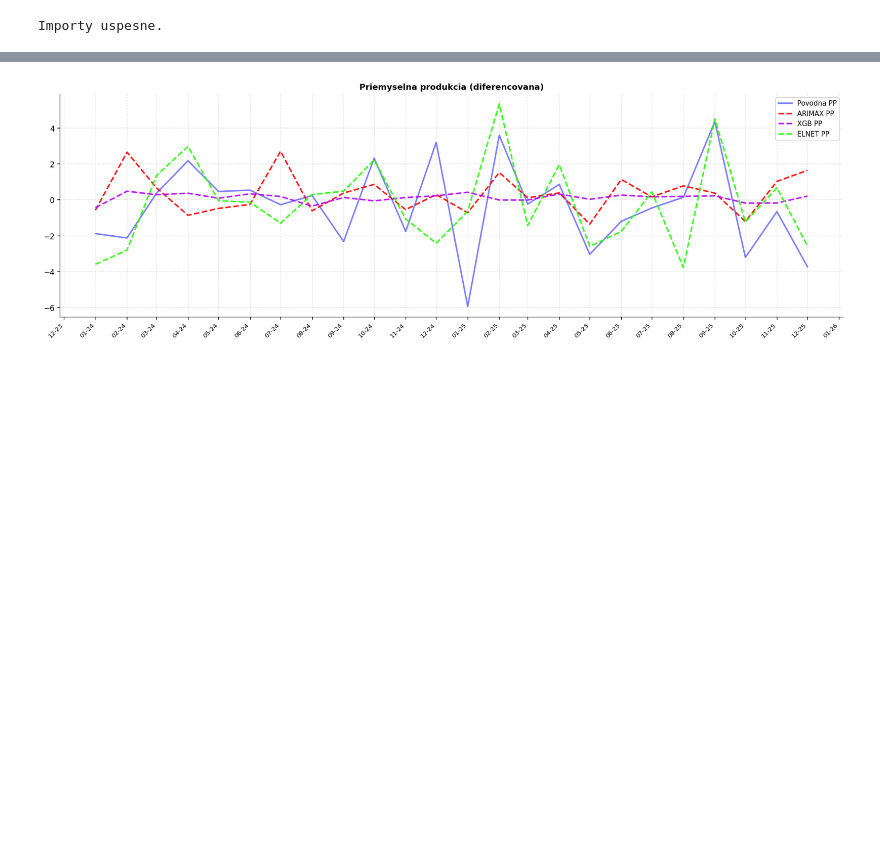
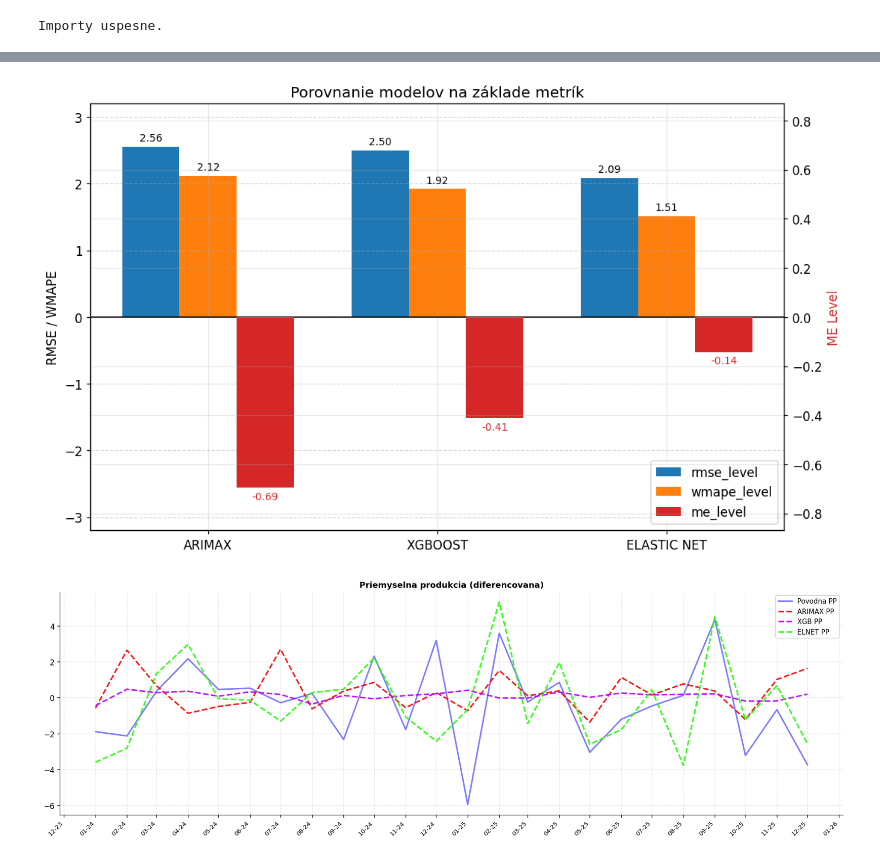
Before and after one commit to Adam24-7/Diplomovka_repo, a Jupyter notebook: models/model_compare.ipynb, the cells around one changed output, grey strips where cells are left out. Saved outputs shown, nothing was run; the diff lists cells and outputs as text; code cells hidden in the pictures; blank space fills up the shorter version.

```diff
--- a/models/model_compare.ipynb
+++ b/models/model_compare.ipynb
@@ -121,3 +121,55 @@ plt.show()
+# %%
+import numpy as np
+import matplotlib.pyplot as plt
+
+# 1. Pozície pre stĺpce
+x = np.arange(len(summary_models))
+width = 0.25  # Šírka stĺpca
+
+fig, ax1 = plt.subplots(figsize=(10, 6))
+
+# 2. Druhá os Y
+ax2 = ax1.twinx()
+
+# 3. Vykreslenie všetkých troch stĺpcov
+rects1 = ax1.bar(x - width, summary_models['rmse_level'], width, label='rmse_level', color='tab:blue')
+rects2 = ax1.bar(x, summary_models['wmape_level'], width, label='wmape_level', color='tab:orange')
+rects3 = ax2.bar(x + width, summary_models['me_level'], width, label='me_level', color='tab:red')
+
+# 4. Vycentrovanie nuly do stredu pre obidve osi Y
+# Zistíme maximálne absolútne hodnoty a nastavíme symetrické limity (-max, +max)
+max_val1 = max(abs(summary_models[['rmse_level', 'wmape_level']].values).max(), 1e-5) * 1.25
+max_val2 = max(abs(summary_models['me_level'].values).max(), 1e-5) * 1.25 # type: ignore
+
+ax1.set_ylim(-max_val1, max_val1)
+ax2.set_ylim(-max_val2, max_val2)
+
+# 5. Zvýraznenie nulovej čiary v strede
+ax1.axhline(0, color='black', linewidth=1.2, linestyle='-', zorder=3)
+
+# 6. Popisy a štýlovanie
+ax1.set_ylabel('RMSE / WMAPE')
+ax2.set_ylabel('ME Level', color='tab:red')
+plt.title('Porovnanie modelov na základe metrík')
+
+ax1.set_xticks(x)
+ax1.set_xticklabels(summary_models.index, rotation=0)
+ax1.grid(axis='y', linestyle='--', alpha=0.5)
+
+# 7. Dátové popisky
+ax1.bar_label(rects1, fmt='%.2f', padding=3, fontsize=9)
+ax1.bar_label(rects2, fmt='%.2f', padding=3, fontsize=9)
+ax2.bar_label(rects3, fmt='%.2f', padding=3, fontsize=9, color='tab:red')
+
+# 8. Spojená legenda
+lines_1, labels_1 = ax1.get_legend_handles_labels()
+lines_2, labels_2 = ax2.get_legend_handles_labels()
+ax1.legend(lines_1 + lines_2, labels_1 + labels_2, loc='lower right')
+
+plt.tight_layout()
+plt.show()
+# %% [output]
+[figure, added]
 # %%
 Y_axis = [arimax_res["actual_diff"], arimax_res["predicted_diff"], xgb_res["predicted_diff"], elnet_res["predicted_diff"]]
 X_axis = [arimax_res.index] * len(Y_axis)
```
Also changed, not shown: parts of 6 cells of this notebook, 3 other files.
